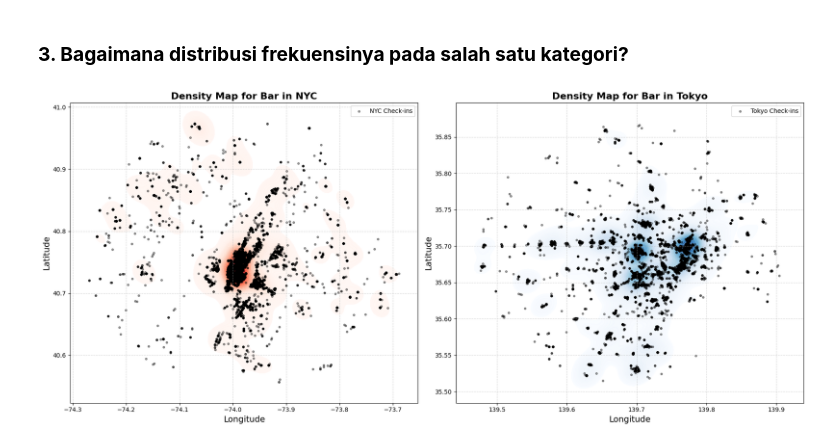
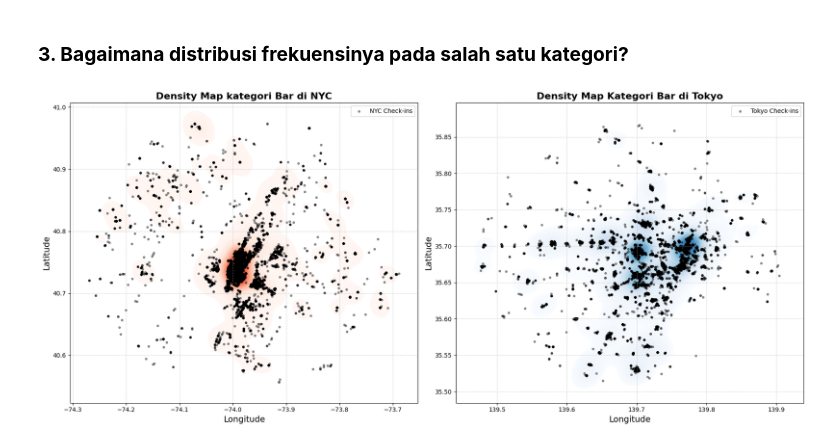
Before and after one commit to patriciadiajeng/Tugas-Besar-VDI---Kelompok-6, a Jupyter notebook: Tugas_Besar_VDI_Kelompok_6.ipynb, the cells around one changed output. Cells and saved outputs as stored; diff of their text form; code cells hidden in the pictures.

```diff
--- a/Tugas_Besar_VDI_Kelompok_6.ipynb
+++ b/Tugas_Besar_VDI_Kelompok_6.ipynb
@@ -272,15 +272,15 @@ category = 'Bar'
 
 
 # Data NYC
-filtered_nyc = nyc_data[nyc_data['venueCategory'] == category]
-longitude_nyc = filtered_nyc['longitude']
-latitude_nyc = filtered_nyc['latitude']
+nyc_selected_columns = nyc_filtered[nyc_data['venueCategory'] == category]
+longitude_nyc = nyc_selected_columns['longitude']
+latitude_nyc = nyc_selected_columns['latitude']
 
 
 # Data Tokyo
-filtered_tokyo = tokyo_data[tokyo_data['venueCategory'] == category]
-longitude_tokyo = filtered_tokyo['longitude']
-latitude_tokyo = filtered_tokyo['latitude']
+tokyo_selected_columns = tokyo_filtered[tokyo_data['venueCategory'] == category]
+longitude_tokyo = tokyo_selected_columns['longitude']
+latitude_tokyo = tokyo_selected_columns['latitude']
 
 
 fig, axes = plt.subplots(1, 2, figsize=(18, 8))
@@ -293,33 +293,33 @@ sns.kdeplot(
     fill=True,
     alpha=0.7,
     levels=50,
     ax=axes[0]
 )
 axes[0].scatter(longitude_nyc, latitude_nyc, s=10, alpha=0.4, color='black', label='NYC Check-ins')
-axes[0].set_title(f'Density Map for {category} in NYC', fontsize=16, fontweight='bold')
+axes[0].set_title(f'Density Map kategori {category} di NYC', fontsize=16, fontweight='bold')
 axes[0].set_xlabel('Longitude', fontsize=14)
 axes[0].set_ylabel('Latitude', fontsize=14)
 axes[0].legend()
 axes[0].grid(True, linestyle='--', alpha=0.5)
 
 
 # Density plot Tokyo
 sns.kdeplot(
     x=longitude_tokyo, y=latitude_tokyo,
     cmap='Blues',
     fill=True,
     alpha=0.7,
     levels=50,
     ax=axes[1]
 )
 axes[1].scatter(longitude_tokyo, latitude_tokyo, s=10, alpha=0.4, color='black', label='Tokyo Check-ins')
-axes[1].set_title(f'Density Map for {category} in Tokyo', fontsize=16, fontweight='bold')
+axes[1].set_title(f'Density Map Kategori {category} di Tokyo', fontsize=16, fontweight='bold')
 axes[1].set_xlabel('Longitude', fontsize=14)
 axes[1].set_ylabel('Latitude', fontsize=14)
 axes[1].legend()
 axes[1].grid(True, linestyle='--', alpha=0.5)
 
 plt.tight_layout()
 plt.show()
 # %% [output]
-[figure, old version]
+[figure, new version]
```
